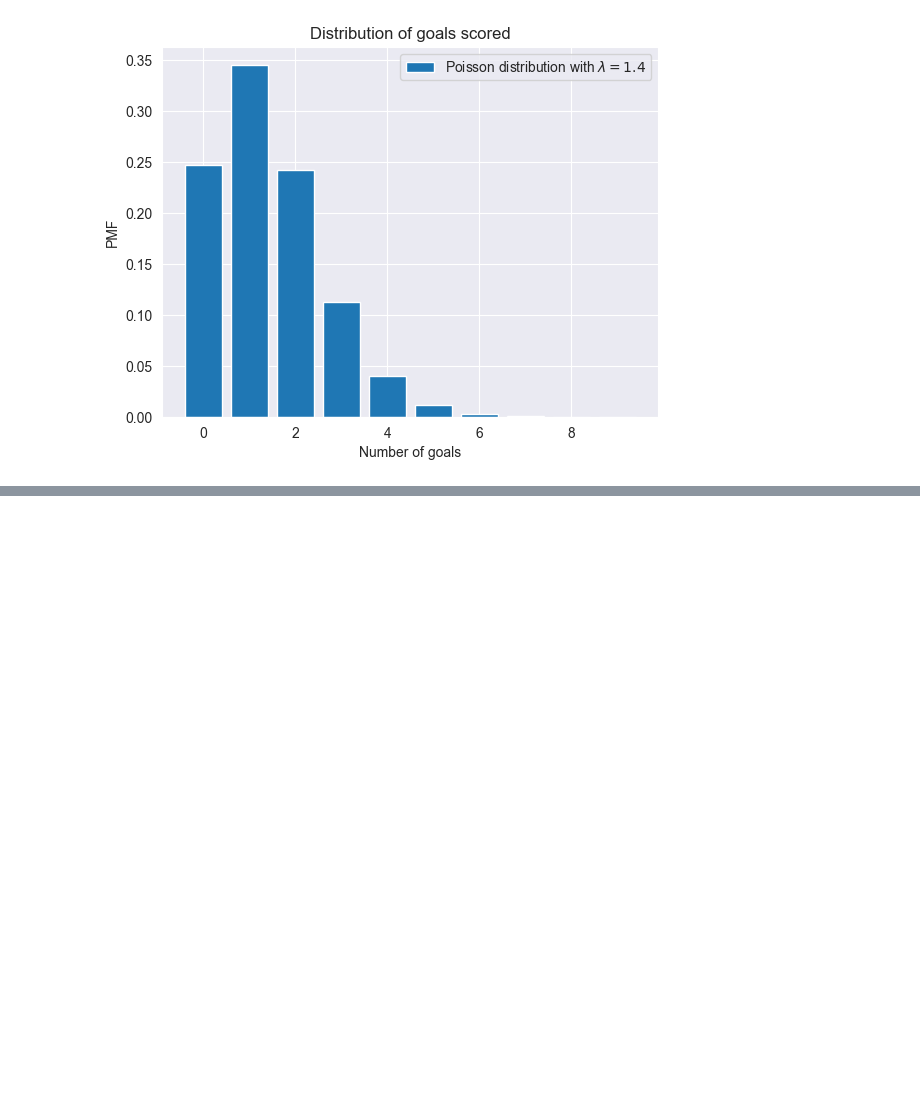
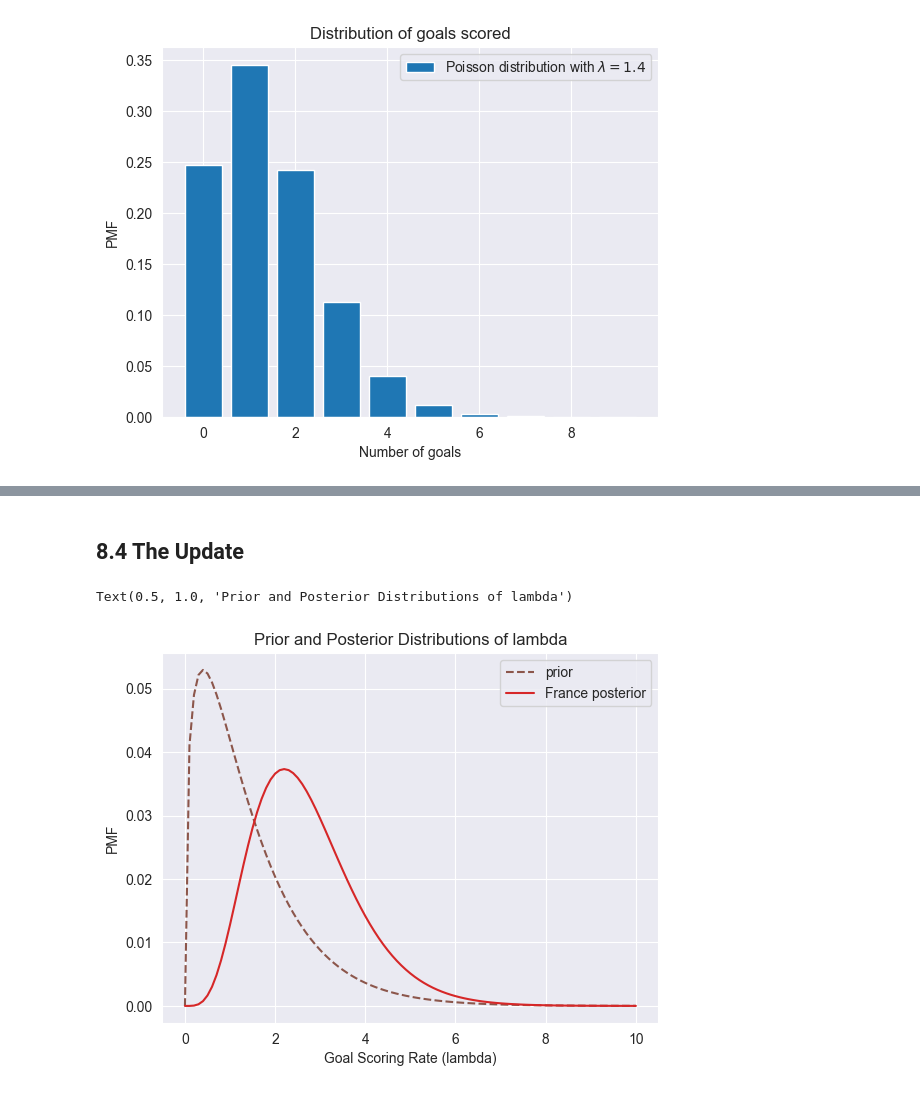
Before and after one commit to Xupeiyi/think-bayes, a Jupyter notebook: chapter8.ipynb, the cells around one changed output, grey strips where cells are left out. Cells and saved outputs as stored; diff of their text form; code cells hidden in the pictures; blank space fills up the shorter version.

```diff
--- a/chapter8.ipynb
+++ b/chapter8.ipynb
@@ -37,0 +58,24 @@ Text(0.5, 1.0, 'Distribution of goals scored')
+# %% [markdown]
+## 8.4 The Update
+# %%
+def update_poisson(prior: Pmf, data: int) -> None:
+    prior = prior.copy()
+    """Update Pmf with a Poisson likelihood."""
+    hypothesis = prior.qs
+    likelihood = poisson(mu=hypothesis).pmf(data)
+    prior *= likelihood
+    prior.normalize()
+    return prior
+
+
+france_posterior = update_poisson(prior, 4)
+
+prior.plot(ls='--', label='prior', color='C5')
+france_posterior.plot(label='France posterior', color='C3')
+plt.legend()
+plt.xlabel('Goal Scoring Rate (lambda)')
+plt.ylabel('PMF')
+plt.title('Prior and Posterior Distributions of lambda')
+# %% [output]
+Text(0.5, 1.0, 'Prior and Posterior Distributions of lambda')
+[figure, added]
```
Also changed, not shown: parts of 8 cells of this notebook.
